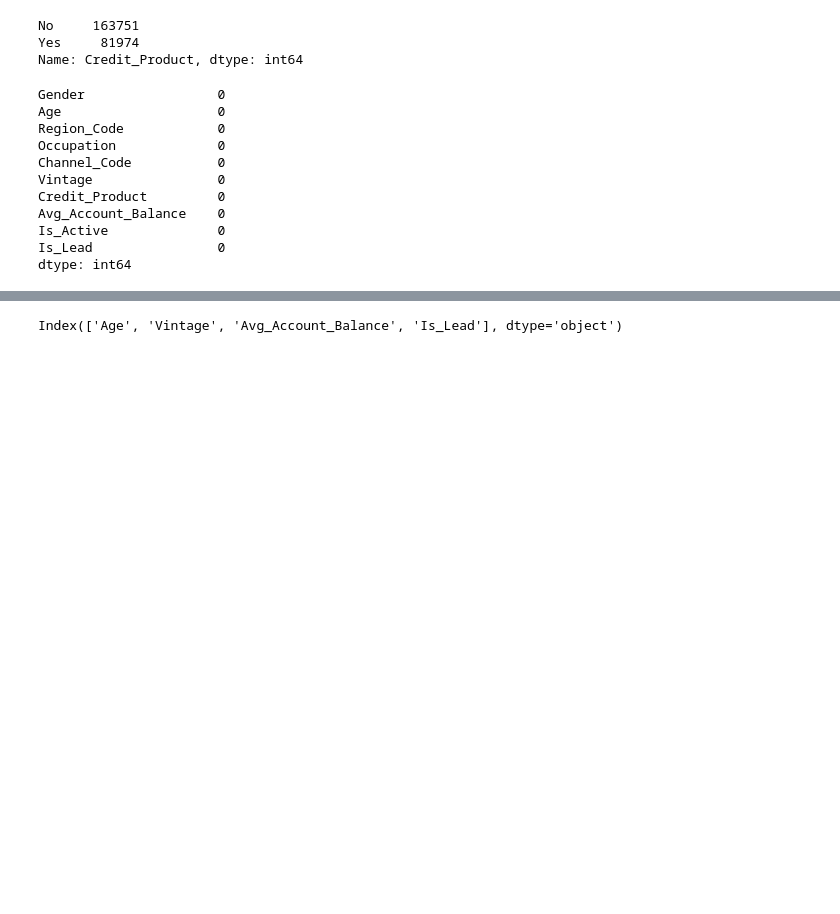
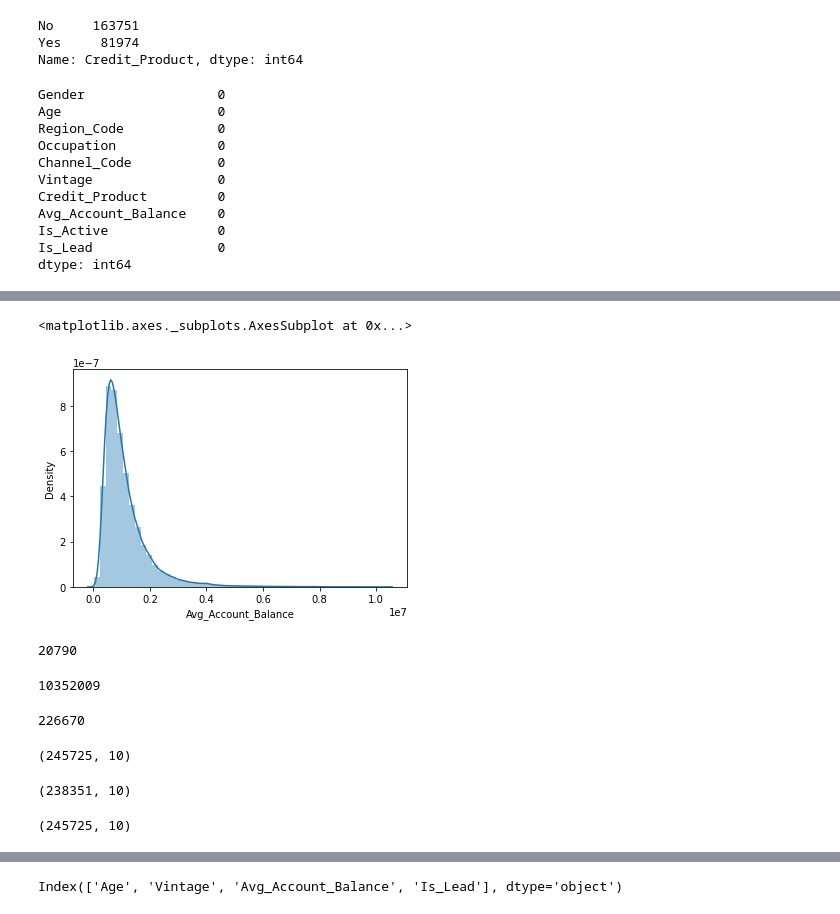
Before and after one commit to Aditk23/CreditCardLeadPrediction, a Jupyter notebook: data_cleaning.ipynb, the cells around one changed output, grey strips where cells are left out. Cells and saved outputs as stored; diff of their text form; code cells hidden in the pictures; blank space fills up the shorter version.

```diff
--- a/data_cleaning.ipynb
+++ b/data_cleaning.ipynb
@@ -139,0 +148,33 @@ dtype: int64
+# %%
+sns.distplot(train.Avg_Account_Balance)
+# %% [output]
+<matplotlib.axes._subplots.AxesSubplot at 0x...>
+[figure, added]
+# %%
+train.Avg_Account_Balance.min()
+# %% [output]
+20790
+# %%
+train.Avg_Account_Balance.max()
+# %% [output]
+10352009
+# %%
+acc_with_high_bal = train[train.Avg_Account_Balance>400000]
+acc_with_high_bal.shape[0]
+# %% [output]
+226670
+# %%
+train.shape
+# %% [output]
+(245725, 10)
+# %%
+# Removinh 3% outliers
+x = train.Avg_Account_Balance.quantile(0.97)
+train_new = train[train.Avg_Account_Balance < x]
+train_new.shape
+# %% [output]
+(238351, 10)
+# %%
+train.shape
+# %% [output]
+(245725, 10)
```
Also changed, not shown: parts of 8 cells of this notebook.
